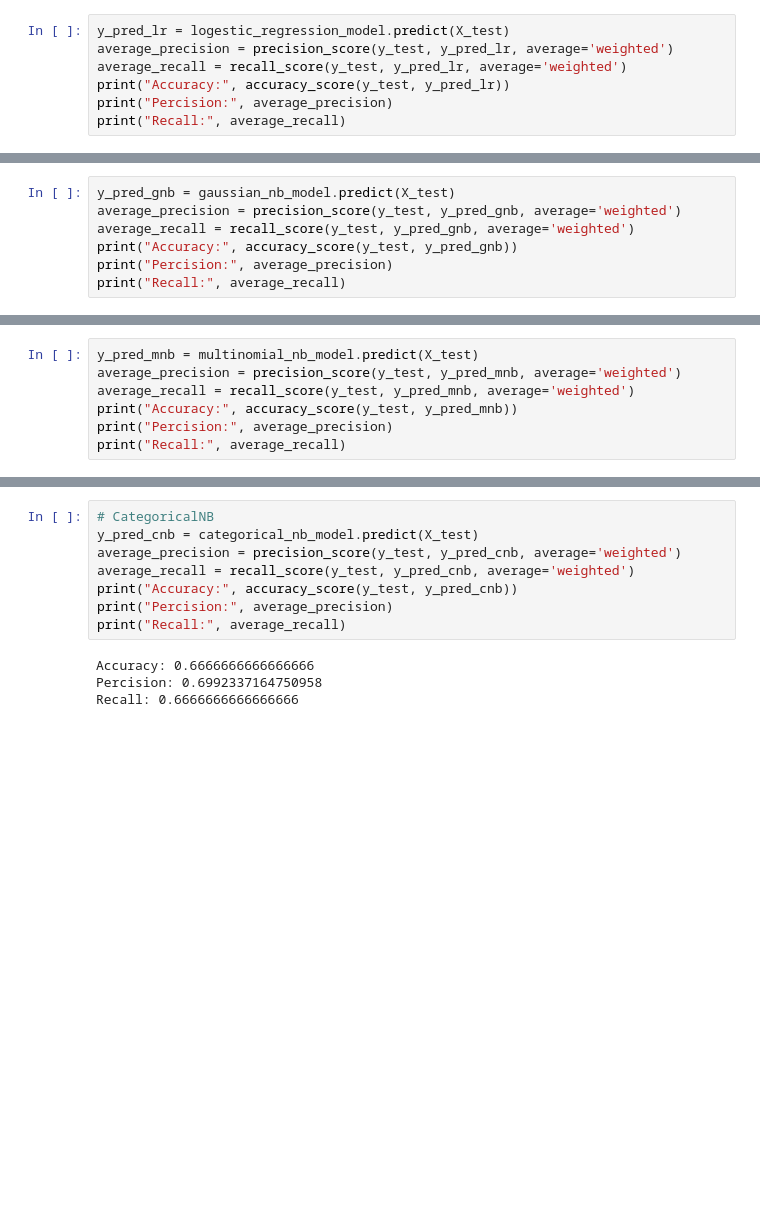
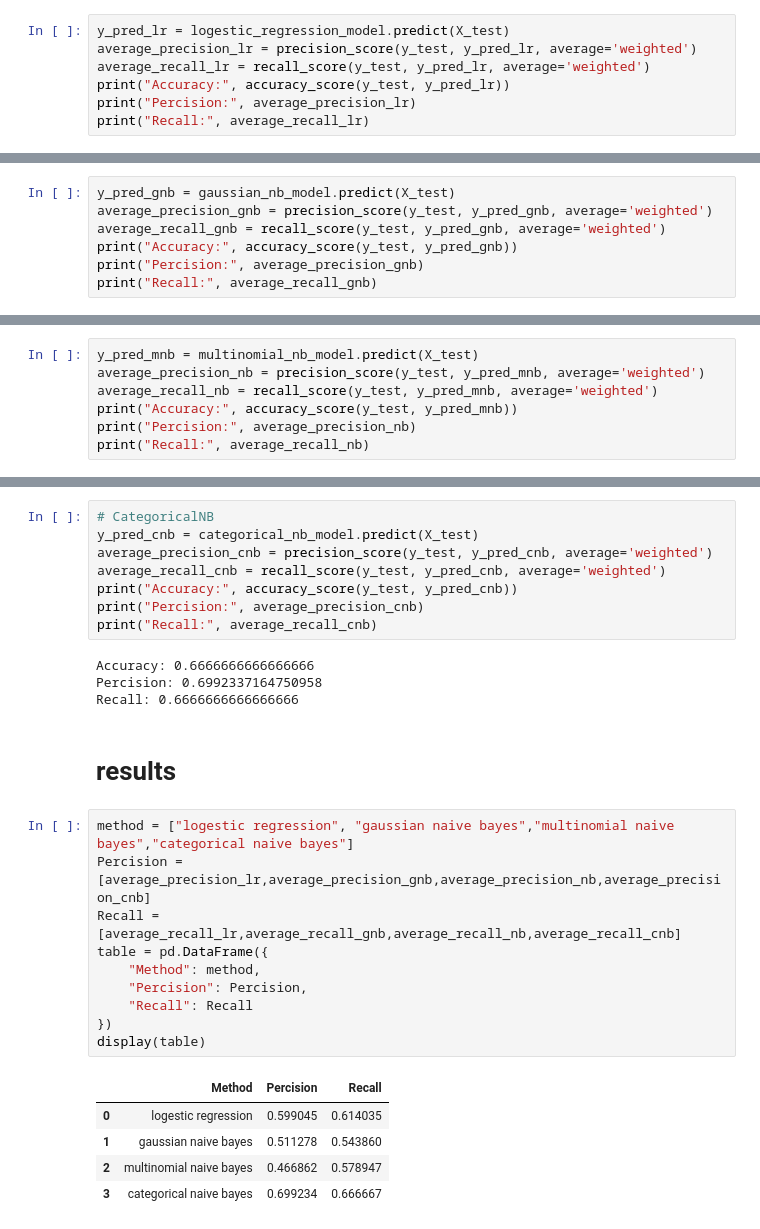
Before and after one commit to montmsn/ML_online_food_dataset, a Jupyter notebook: main.ipynb, the cells around one changed output, grey strips where cells are left out. Drawn from its saved outputs; the diff is of its cells as text; blank space fills up the shorter version.

Commit message:
adding result table

```diff
--- a/main.ipynb
+++ b/main.ipynb
@@ -140,11 +140,11 @@ Please also refer to the documentation for alternative solver options:
 LogisticRegression(max_iter=200, multi_class='multinomial')
 # %%
 y_pred_lr = logestic_regression_model.predict(X_test)
-average_precision = precision_score(y_test, y_pred_lr, average='weighted')
-average_recall = recall_score(y_test, y_pred_lr, average='weighted')
+average_precision_lr = precision_score(y_test, y_pred_lr, average='weighted')
+average_recall_lr = recall_score(y_test, y_pred_lr, average='weighted')
 print("Accuracy:", accuracy_score(y_test, y_pred_lr))
-print("Percision:", average_precision)
-print("Recall:", average_recall)
+print("Percision:", average_precision_lr)
+print("Recall:", average_recall_lr)
 # %% [output]
 Accuracy: 0.6140350877192983
 Percision: 0.5990447461035696
@@ -159,11 +159,11 @@ gaussian_nb_model.fit(X_train,y_train)
 GaussianNB()
 # %%
 y_pred_gnb = gaussian_nb_model.predict(X_test)
-average_precision = precision_score(y_test, y_pred_gnb, average='weighted')
-average_recall = recall_score(y_test, y_pred_gnb, average='weighted')
+average_precision_gnb = precision_score(y_test, y_pred_gnb, average='weighted')
+average_recall_gnb = recall_score(y_test, y_pred_gnb, average='weighted')
 print("Accuracy:", accuracy_score(y_test, y_pred_gnb))
-print("Percision:", average_precision)
-print("Recall:", average_recall)
+print("Percision:", average_precision_gnb)
+print("Recall:", average_recall_gnb)
 # %% [output]
 Accuracy: 0.543859649122807
 Percision: 0.5112781954887218
@@ -177,11 +177,11 @@ multinomial_nb_model.fit(X_train,y_train)
 MultinomialNB()
 # %%
 y_pred_mnb = multinomial_nb_model.predict(X_test)
-average_precision = precision_score(y_test, y_pred_mnb, average='weighted')
-average_recall = recall_score(y_test, y_pred_mnb, average='weighted')
+average_precision_nb = precision_score(y_test, y_pred_mnb, average='weighted')
+average_recall_nb = recall_score(y_test, y_pred_mnb, average='weighted')
 print("Accuracy:", accuracy_score(y_test, y_pred_mnb))
-print("Percision:", average_precision)
-print("Recall:", average_recall)
+print("Percision:", average_precision_nb)
+print("Recall:", average_recall_nb)
 # %% [output]
 Accuracy: 0.5789473684210527
 Percision: 0.4668615984405458
@@ -196,12 +196,30 @@ CategoricalNB()
 # %%
 # CategoricalNB
 y_pred_cnb = categorical_nb_model.predict(X_test)
-average_precision = precision_score(y_test, y_pred_cnb, average='weighted')
-average_recall = recall_score(y_test, y_pred_cnb, average='weighted')
+average_precision_cnb = precision_score(y_test, y_pred_cnb, average='weighted')
+average_recall_cnb = recall_score(y_test, y_pred_cnb, average='weighted')
 print("Accuracy:", accuracy_score(y_test, y_pred_cnb))
-print("Percision:", average_precision)
-print("Recall:", average_recall)
+print("Percision:", average_precision_cnb)
+print("Recall:", average_recall_cnb)
 # %% [output]
 Accuracy: 0.6666666666666666
 Percision: 0.6992337164750958
 Recall: 0.6666666666666666
+# %% [markdown]
+# results
+# %%
+method = ["logestic regression", "gaussian naive bayes","multinomial naive bayes","categorical naive bayes"]
+Percision = [average_precision_lr,average_precision_gnb,average_precision_nb,average_precision_cnb]
+Recall = [average_recall_lr,average_recall_gnb,average_recall_nb,average_recall_cnb]
+table = pd.DataFrame({
+    "Method": method,
+    "Percision": Percision,
+    "Recall": Recall
+})
+display(table)
+# %% [output]
+|  | Method | Percision | Recall |
+| 0 | logestic regression | 0.599045 | 0.614035 |
+| 1 | gaussian naive bayes | 0.511278 | 0.543860 |
+| 2 | multinomial naive bayes | 0.466862 | 0.578947 |
+| 3 | categorical naive bayes | 0.699234 | 0.666667 |
```
Also changed, not shown: parts of 2 cells of this notebook.
